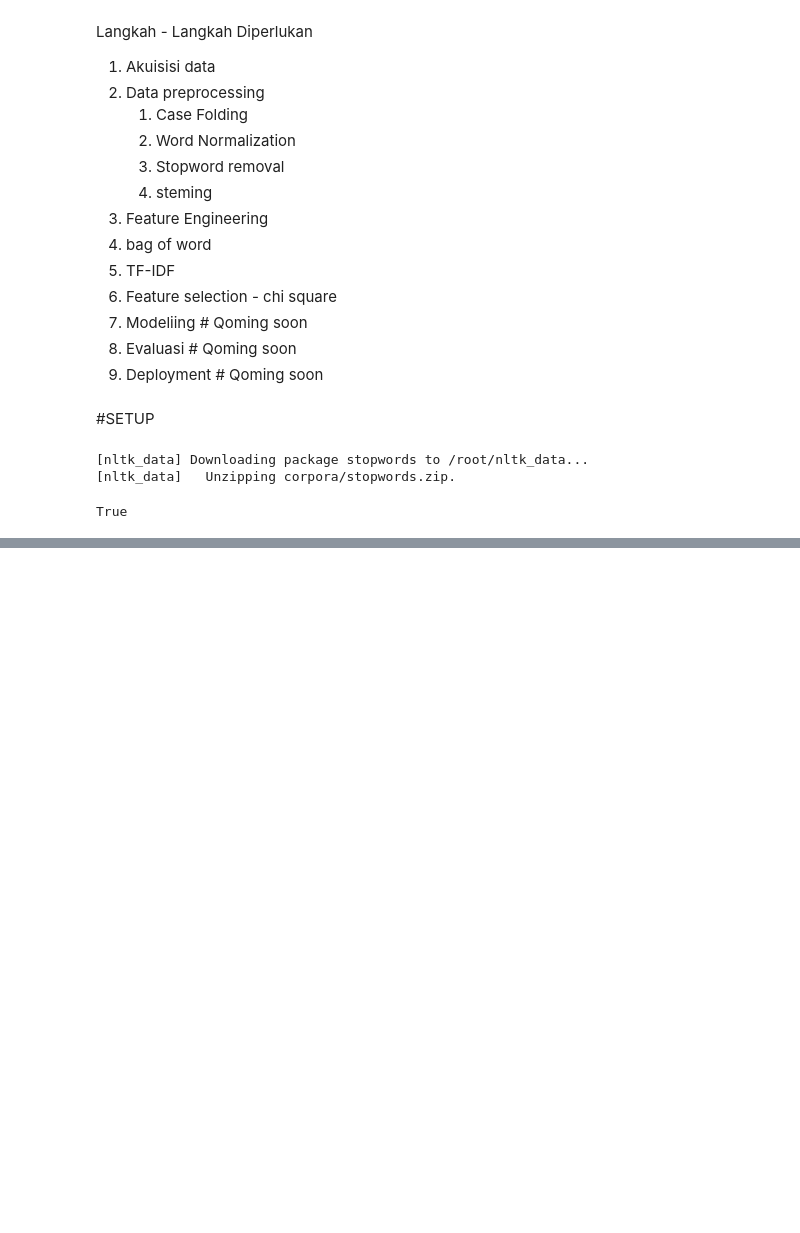
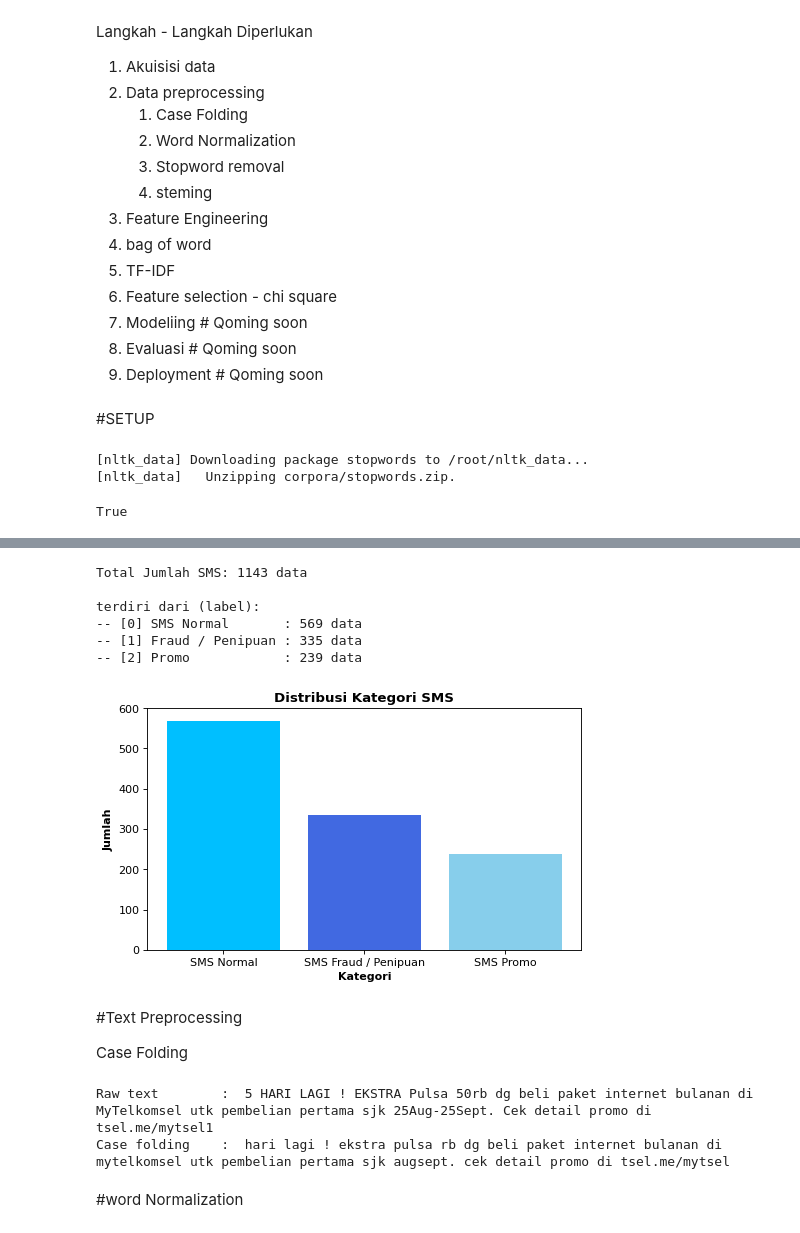
Before and after one commit to FairuzFernanda30/Latihan, a Jupyter notebook: Case_Study_.ipynb, the cells around one changed output, grey strips where cells are left out. Drawn from its saved outputs; the diff is of its cells as text; code cells hidden in the pictures; blank space fills up the shorter version.

```diff
--- a/Case_Study_.ipynb
+++ b/Case_Study_.ipynb
@@ -39,0 +59,3 @@ import pickle
+# %%
+data = pd.read_csv('dataset_sms_spam_v1.csv')
+data.head
@@ -39,0 +89,32 @@ import pickle
+# %%
+print('Total Jumlah SMS:', data.shape[0], 'data\n')
+print('terdiri dari (label):')
+print('-- [0] SMS Normal\t:', data[data.label == 0].shape[0], 'data')
+print('-- [1] Fraud / Penipuan\t:', data[data.label == 1].shape[0], 'data')
+print('-- [2] Promo\t\t:', data[data.label == 2].shape[0], 'data\n')
+# %% [output]
+Total Jumlah SMS: 1143 data
+
+terdiri dari (label):
+-- [0] SMS Normal       : 569 data
+-- [1] Fraud / Penipuan : 335 data
+-- [2] Promo            : 239 data
+# %%
+height = data['label'].value_counts()
+labels = ('SMS Normal', 'SMS Fraud / Penipuan', 'SMS Promo')
+y_pos = np.arange(len(labels))
+
+plt.figure(figsize=(7,4), dpi=80)
+plt.ylim(0,600)
+plt.title('Distribusi Kategori SMS', fontweight='bold')
+plt.xlabel('Kategori', fontweight='bold')
+plt.ylabel('Jumlah', fontweight='bold')
+plt.bar(y_pos, height, color=['deepskyblue', 'royalblue', 'skyblue'])
+plt.xticks(y_pos, labels)
+plt.show()
+# %% [output]
+[figure, added]
+# %% [markdown]
+#Text Preprocessing
+
+Case Folding
@@ -39,0 +131,11 @@ import pickle
+# %%
+raw_tex = data['teks'].iloc[5]
+case_folding = casefolding(raw_tex)
+
+print('Raw text\t: ', raw_tex)
+print('Case folding\t: ', case_folding)
+# %% [output]
+Raw text        :  5 HARI LAGI ! EKSTRA Pulsa 50rb dg beli paket internet bulanan di MyTelkomsel utk pembelian pertama sjk 25Aug-25Sept. Cek detail promo di tsel.me/mytsel1
+Case folding    :  hari lagi ! ekstra pulsa rb dg beli paket internet bulanan di mytelkomsel utk pembelian pertama sjk augsept. cek detail promo di tsel.me/mytsel
+# %% [markdown]
+#word Normalization
```
Also changed, not shown: parts of 33 cells of this notebook.
